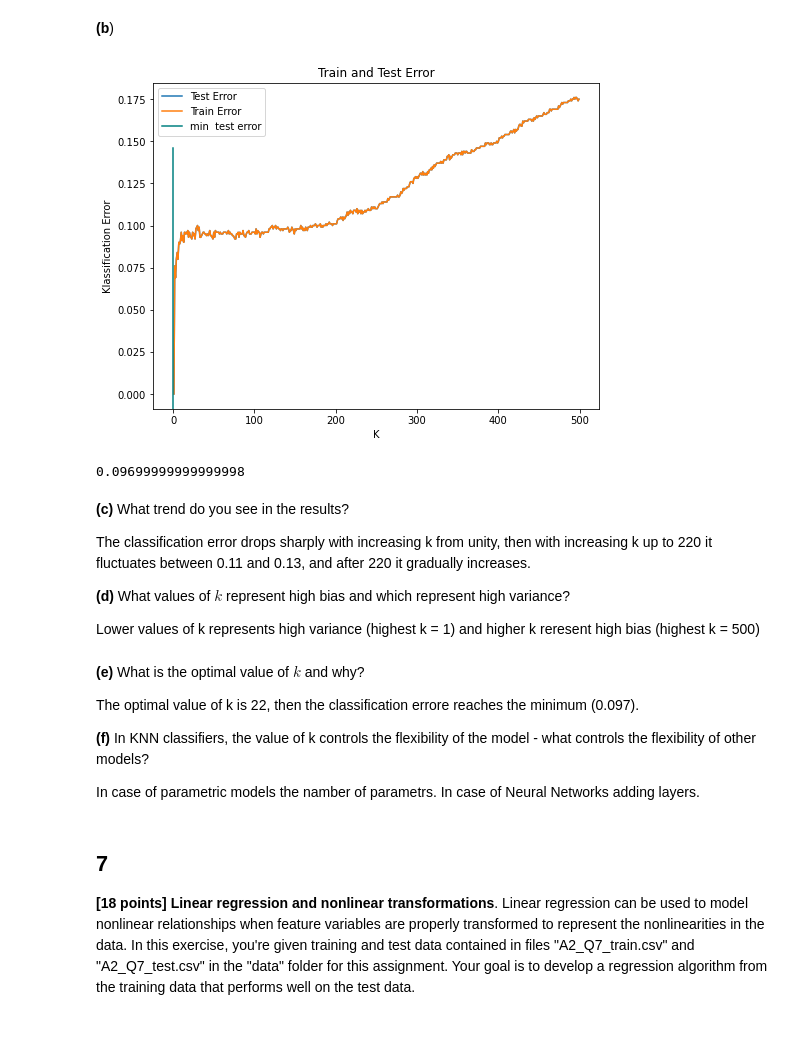
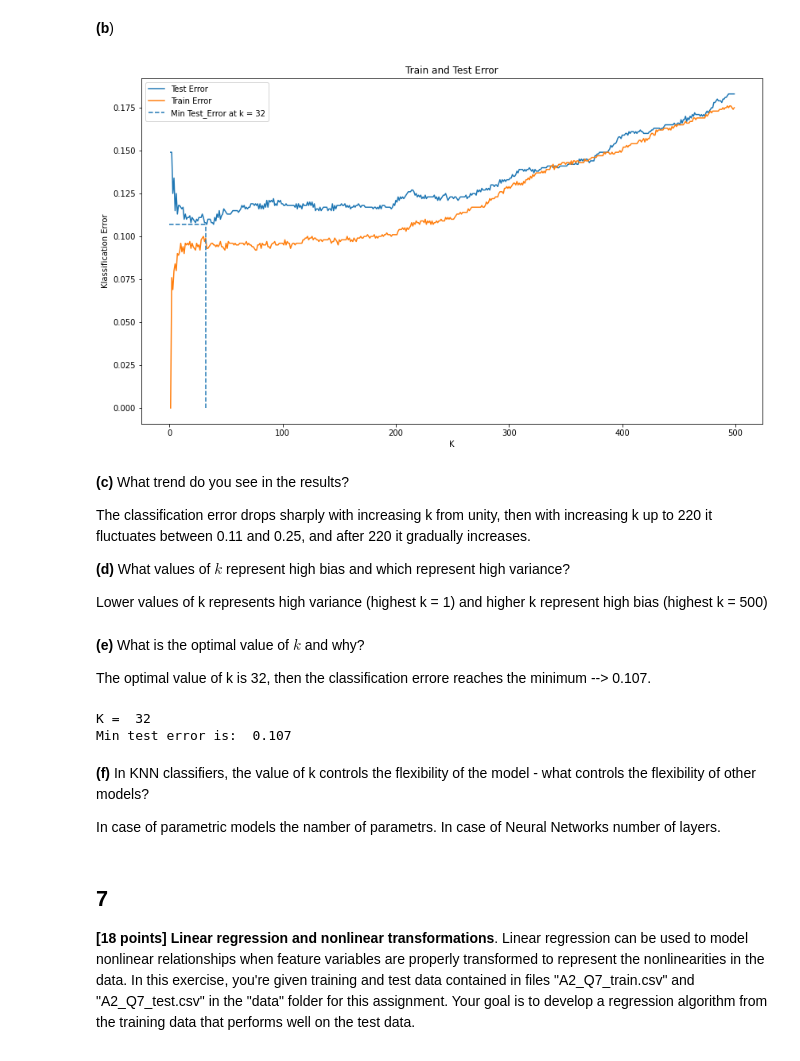
Before and after one commit to HarTigran/ids705, a Jupyter notebook: assignments/Assignment_2.ipynb, the cells around one changed output. Saved outputs shown, nothing was run; the diff lists cells and outputs as text; code cells hidden in the pictures.

```diff
--- a/assignments/Assignment_2.ipynb
+++ b/assignments/Assignment_2.ipynb
@@ -442,9 +471,12 @@ Here, the value of $k$ determines how flexible our model is.
 **(a)**
 # %%
 # Loading Data
-X_test,y_test = sklearn.datasets.make_moons(n_samples=1000, noise=0.35, random_state= 1234)
-X_train = X
-y_train = y
+X_test, y_test = sklearn.datasets.make_moons(
+    n_samples=1000, noise=0.35, random_state=1235
+)
+X_train, y_train = sklearn.datasets.make_moons(
+    n_samples=1000, noise=0.35, random_state=1234
+)
 # %% [markdown]
 **(b**)
 # %%
@@ -454,57 +486,63 @@ from sklearn.metrics import accuracy_score
 
 ACC = []
 ACC_train = []
-for k in range(1,500):
+for k in range(1, 500):
     clf = neighbors.KNeighborsClassifier(n_neighbors=k)
-    clf.fit(X,y.ravel())
+    clf.fit(X_train, y_train.ravel())
     y_hat = clf.predict(X_test)
-    acc_test = accuracy_score(y_test,y_hat)
-    y_hat_train = clf.predict(X)
-    acc_train = accuracy_score(y,y_hat_train)
-    ACC_train.append(1-acc_train)
-    ACC.append(1-acc_test)
+    y_hat_train = clf.predict(X_train)
+    acc_test = accuracy_score(y_test, y_hat)
+    acc_train = accuracy_score(y_train, y_hat_train)
+    ACC_train.append(1 - acc_train)  # list of test_erorrs for train dataset
+    ACC.append(1 - acc_test)  # list of test_erorrs for test dataset
 # %%
-K = [i for i in range(1,500)]
+# List of k values from 1 to 500
+K = [i for i in range(1, 500)]
 
 # specifying the plot size
-plt.figure(figsize = (8, 6))
-
-plt.plot(K,ACC, label = "Test Error")
-plt.plot(K,ACC_train, label = "Train Error")
-
-# only one line may be specified; full height
-plt.axvline(x = ACC.index(min(ACC)), ymin = 0, ymax = 0.8,color = 'teal', label = 'min  test error')
-plt.plot()
+plt.figure(figsize=(14, 8))
+plt.plot(K, ACC, label="Test Error")
+plt.plot(K, ACC_train, label="Train Error")
+plt.vlines(
+    ACC.index(min(ACC)),
+    0,
+    min(ACC),
+    linestyle="dashed",
+    label="Min Test_Error at k = 32",
+)  # minimum test-error
+plt.hlines(min(ACC), 0, ACC.index(min(ACC)), linestyle="dashed")  # minimum test-error
 plt.title("Train and Test Error")
 plt.ylabel("Klassification Error")
 plt.xlabel("K")
 plt.legend()
 
 plt.show()
 # %% [output]
-[figure, old version]
+[figure, new version]
-# %%
-ACC.index(min(ACC))
-min(ACC)
-# %% [output]
-0.09699999999999998
 # %% [markdown]
 **(c)** What trend do you see in the results?
 
-The classification error drops sharply with increasing k from unity, then with increasing k up to 220 it fluctuates between 0.11 and 0.13, and after 220 it gradually increases.
+The classification error drops sharply with increasing k from unity, then with increasing k up to 220 it fluctuates between 0.11 and 0.25, and after 220 it gradually increases.
 
 **(d)** What values of $k$ represent high bias and which represent high variance?
 
-Lower values of k represents high variance (highest k = 1) and higher k reresent high bias (highest k = 500)
+Lower values of k represents high variance (highest k = 1) and higher k represent high bias (highest k = 500)
+# %% [markdown]
+**(e)** What is the optimal value of $k$ and why?
+
+The optimal value of k is 32, then the classification errore reaches the minimum --> 0.107.
+# %%
+# K value with lowes test error
+print("K = ", ACC.index(min(ACC)))
+print("Min test_error is: ", np.round(min(ACC), 3))
+# %% [output]
+K =  32
+Min test error is:  0.107
 # %% [markdown]
-**(e)** What is the optimal value of $k$ and why?
-
-The optimal value of k is 22, then the classification errore reaches the minimum (0.097).
-
 
 **(f)** In KNN classifiers, the value of k controls the flexibility of the model - what controls the flexibility of other models?
 
-In case of parametric models the namber of parametrs. In case of Neural Networks adding layers.
+In case of parametric models the namber of parametrs. In case of Neural Networks number of layers.
 # %% [markdown]
 ## 7
 **[18 points] Linear regression and nonlinear transformations**. Linear regression can be used to model nonlinear relationships when feature variables are properly transformed to represent the nonlinearities in the data. In this exercise, you're given training and test data contained in files "A2_Q7_train.csv" and "A2_Q7_test.csv" in the "data" folder for this assignment. Your goal is to develop a regression algorithm from the training data that performs well on the test data.
```
Also changed, not shown: parts of 26 cells of this notebook.
